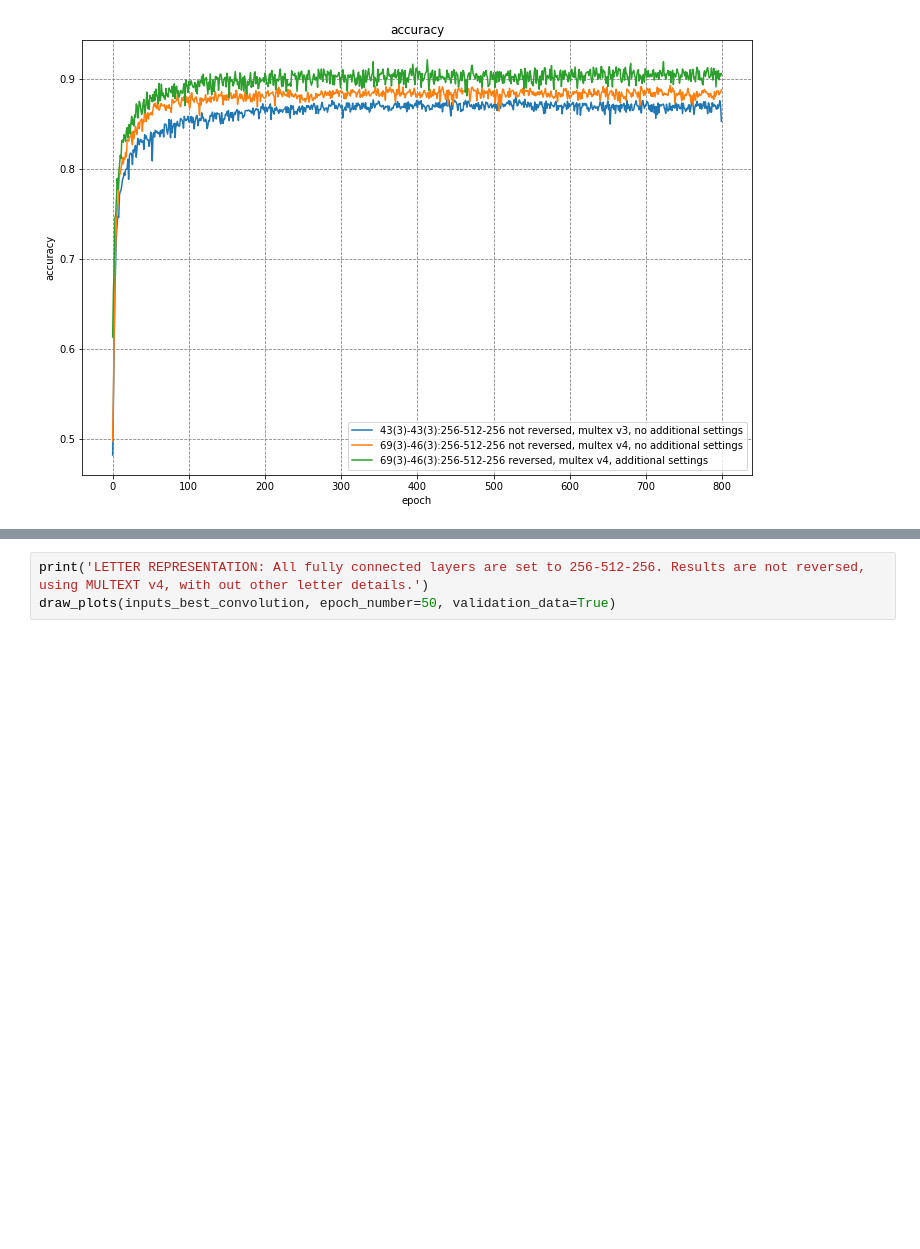
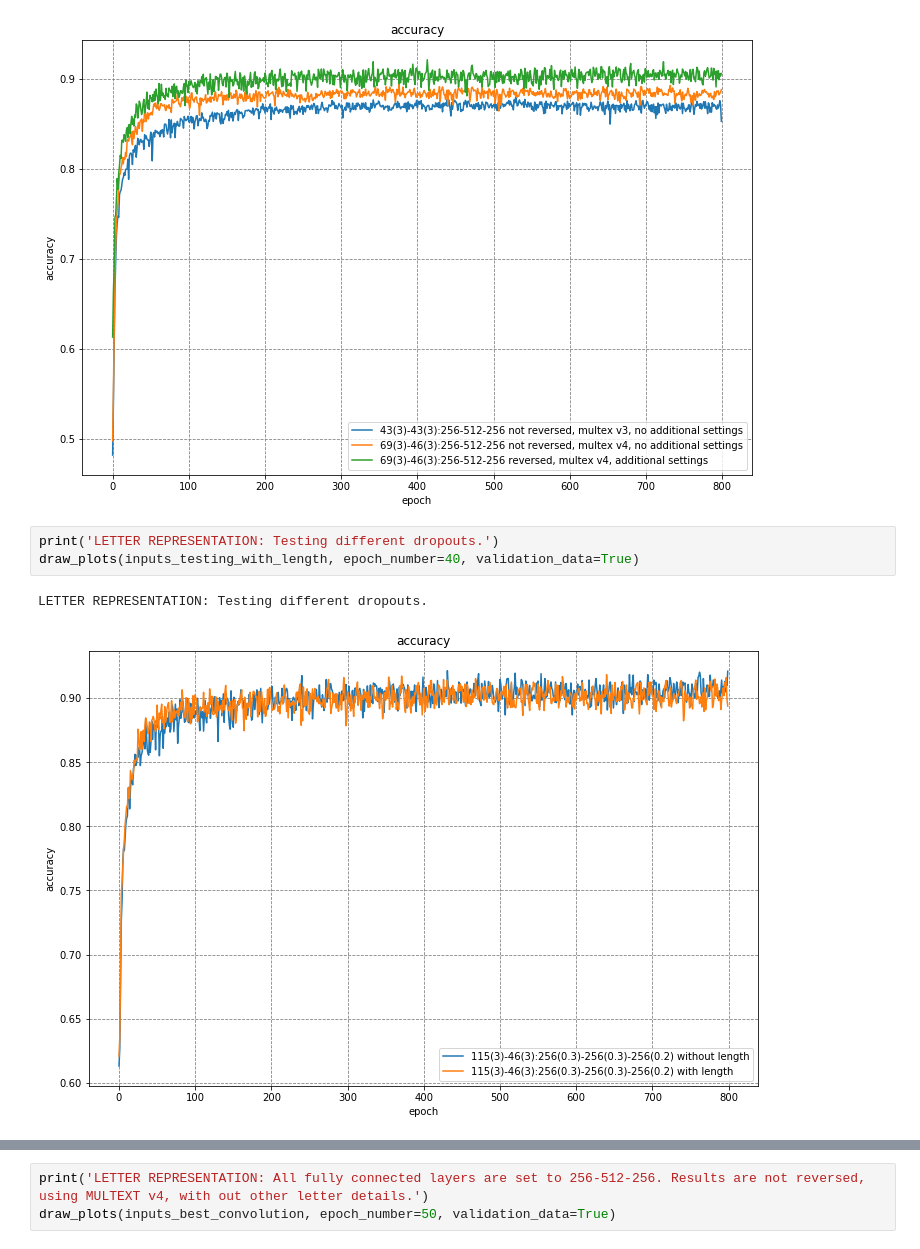
Before and after one commit to lkrsnik/accetuation, a Jupyter notebook: cnn/word_accetuation/cnn_dictionary/results_presentation.ipynb, the cells around one changed output, grey strips where cells are left out. Cells and saved outputs as stored; diff of their text form; blank space fills up the shorter version.

```diff
--- a/cnn/word_accetuation/cnn_dictionary/results_presentation.ipynb
+++ b/cnn/word_accetuation/cnn_dictionary/results_presentation.ipynb
@@ -90,3 +114,9 @@ draw_plots(inputs_best_improvements, epoch_number=40, validation_data=True)
 # %% [output]
 LETTER REPRESENTATION: Comparison of grand improvements.
 [figure]
+# %%
+print('LETTER REPRESENTATION: Testing different dropouts.')
+draw_plots(inputs_testing_with_length, epoch_number=40, validation_data=True)
+# %% [output]
+LETTER REPRESENTATION: Testing different dropouts.
+[figure, added]
```
Also changed, not shown: parts of 5 cells of this notebook, 23 other files.
